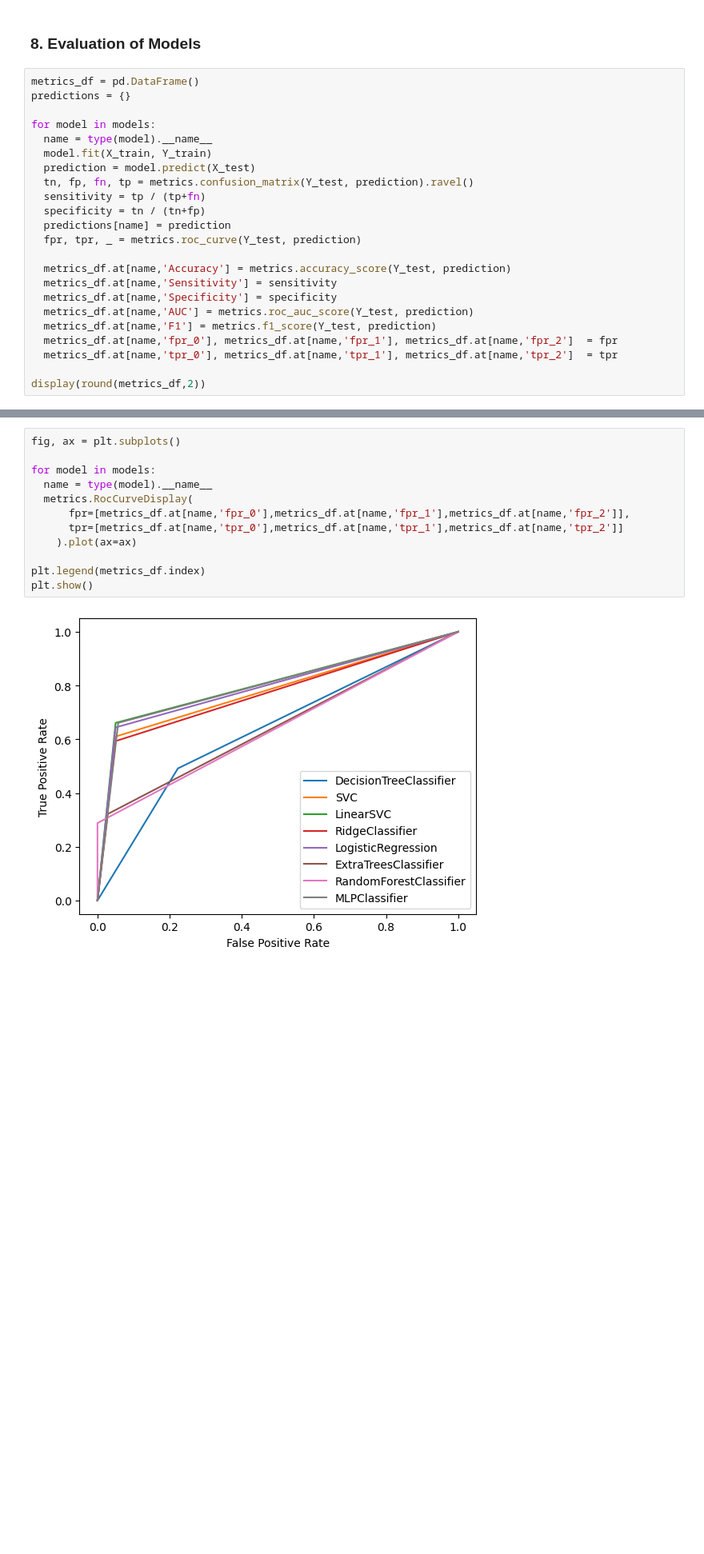
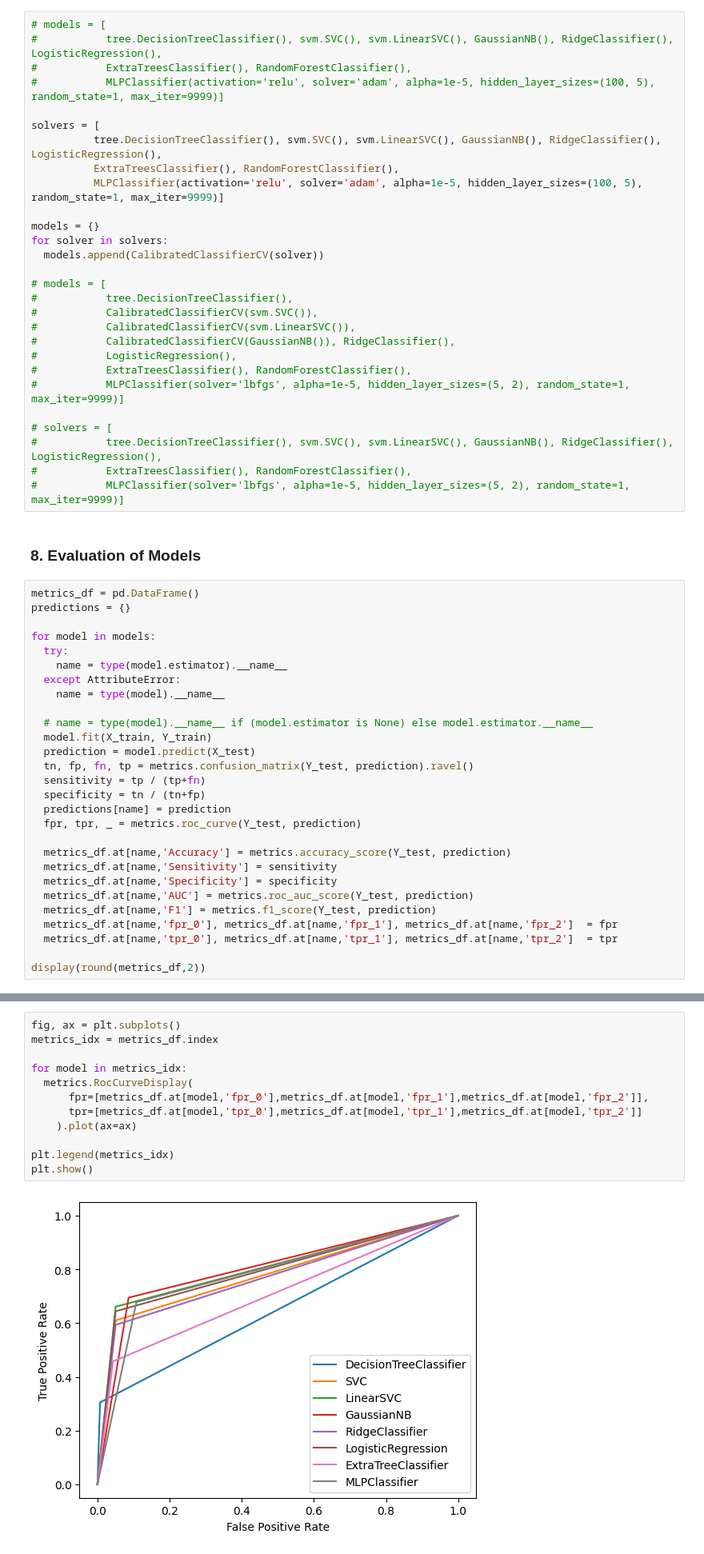
Before and after one commit to hksantosh/sscm, a Jupyter notebook: capstone/Intelligent_Supplier_Selection.ipynb, the cells around one changed output, grey strips where cells are left out. Shown: that part at 80% size. Drawn from its saved outputs; the diff is of its cells as text; blank space fills up the shorter version.

```diff
--- a/capstone/Intelligent_Supplier_Selection.ipynb
+++ b/capstone/Intelligent_Supplier_Selection.ipynb
@@ -202,3 +199,31 @@ models = [tree.DecisionTreeClassifier(), svm.SVC(), svm.LinearSVC(), RidgeClassi
+# %%
+# models = [
+#           tree.DecisionTreeClassifier(), svm.SVC(), svm.LinearSVC(), GaussianNB(), RidgeClassifier(), LogisticRegression(),
+#           ExtraTreesClassifier(), RandomForestClassifier(),
+#           MLPClassifier(activation='relu', solver='adam', alpha=1e-5, hidden_layer_sizes=(100, 5), random_state=1, max_iter=9999)]
+
+solvers = [
+          tree.DecisionTreeClassifier(), svm.SVC(), svm.LinearSVC(), GaussianNB(), RidgeClassifier(), LogisticRegression(),
+          ExtraTreesClassifier(), RandomForestClassifier(),
+          MLPClassifier(activation='relu', solver='adam', alpha=1e-5, hidden_layer_sizes=(100, 5), random_state=1, max_iter=9999)]
+
+models = {}
+for solver in solvers:
+  models.append(CalibratedClassifierCV(solver))
+
+# models = [
+#           tree.DecisionTreeClassifier(),
+#           CalibratedClassifierCV(svm.SVC()),
+#           CalibratedClassifierCV(svm.LinearSVC()),
+#           CalibratedClassifierCV(GaussianNB()), RidgeClassifier(),
+#           LogisticRegression(),
+#           ExtraTreesClassifier(), RandomForestClassifier(),
+#           MLPClassifier(solver='lbfgs', alpha=1e-5, hidden_layer_sizes=(5, 2), random_state=1, max_iter=9999)]
+
+# solvers = [
+#           tree.DecisionTreeClassifier(), svm.SVC(), svm.LinearSVC(), GaussianNB(), RidgeClassifier(), LogisticRegression(),
+#           ExtraTreesClassifier(), RandomForestClassifier(),
+#           MLPClassifier(solver='lbfgs', alpha=1e-5, hidden_layer_sizes=(5, 2), random_state=1, max_iter=9999)]
 # %% [markdown]
 ### 8. Evaluation of Models
 # %%
@@ -206,7 +231,12 @@ metrics_df = pd.DataFrame()
 predictions = {}
 
 for model in models:
-  name = type(model).__name__
+  try:
+    name = type(model.estimator).__name__
+  except AttributeError:
+    name = type(model).__name__
+
+  # name = type(model).__name__ if (model.estimator is None) else model.estimator.__name__
   model.fit(X_train, Y_train)
   prediction = model.predict(X_test)
   tn, fp, fn, tp = metrics.confusion_matrix(Y_test, prediction).ravel()
@@ -238,15 +268,15 @@ display(round(metrics_df,2))
 ### 9. ROC Curve - All Models
 # %%
 fig, ax = plt.subplots()
+metrics_idx = metrics_df.index
 
-for model in models:
-  name = type(model).__name__
+for model in metrics_idx:
   metrics.RocCurveDisplay(
-      fpr=[metrics_df.at[name,'fpr_0'],metrics_df.at[name,'fpr_1'],metrics_df.at[name,'fpr_2']],
-      tpr=[metrics_df.at[name,'tpr_0'],metrics_df.at[name,'tpr_1'],metrics_df.at[name,'tpr_2']]
+      fpr=[metrics_df.at[model,'fpr_0'],metrics_df.at[model,'fpr_1'],metrics_df.at[model,'fpr_2']],
+      tpr=[metrics_df.at[model,'tpr_0'],metrics_df.at[model,'tpr_1'],metrics_df.at[model,'tpr_2']]
     ).plot(ax=ax)
 
-plt.legend(metrics_df.index)
+plt.legend(metrics_idx)
 plt.show()
 # %% [output]
-[figure, old version]
+[figure, new version]
```
Also changed, not shown: parts of 13 cells of this notebook.
